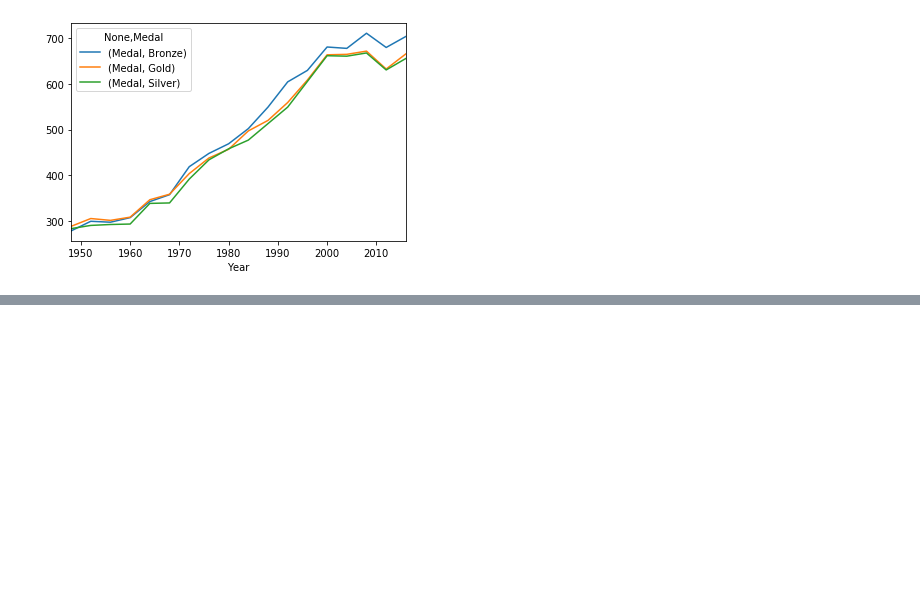
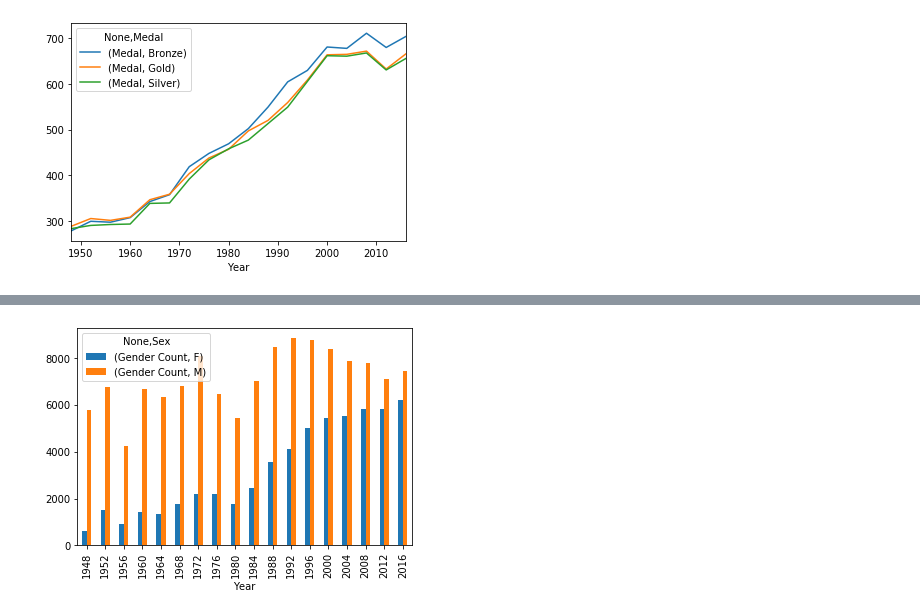
Before and after one commit to tysorensen/project1-group1, a Jupyter notebook: olympic_data.ipynb, the cells around one changed output, grey strips where cells are left out. Saved outputs shown, nothing was run; the diff lists cells and outputs as text; code cells hidden in the pictures; blank space fills up the shorter version.

```diff
--- a/olympic_data.ipynb
+++ b/olympic_data.ipynb
@@ -68,0 +142,6 @@ sport_line = sport_count_sort.plot.line()
+# %%
+#GENDER RATIO BY SUMMER OLYMPIC GAMES - BAR GRAPH
+
+gender_line_graph = gender_count_rename.plot.bar()
+# %% [output]
+[figure, added]
```
Also changed, not shown: parts of 8 cells of this notebook.
